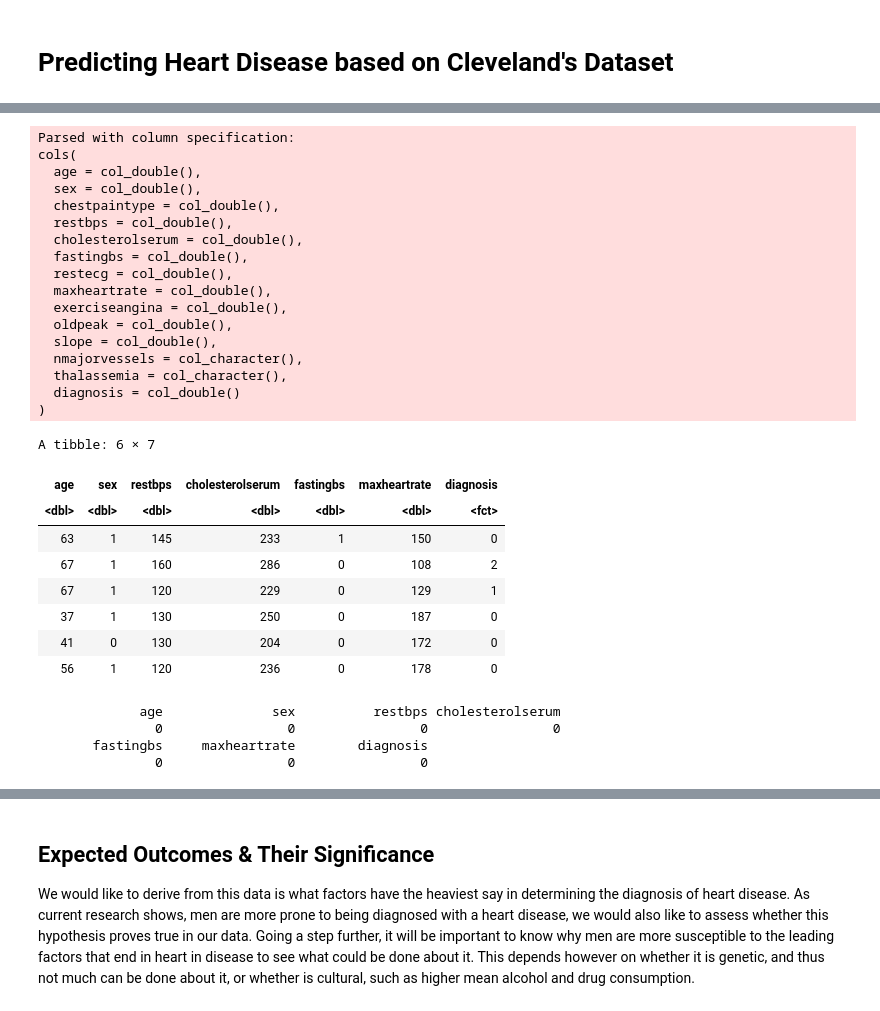
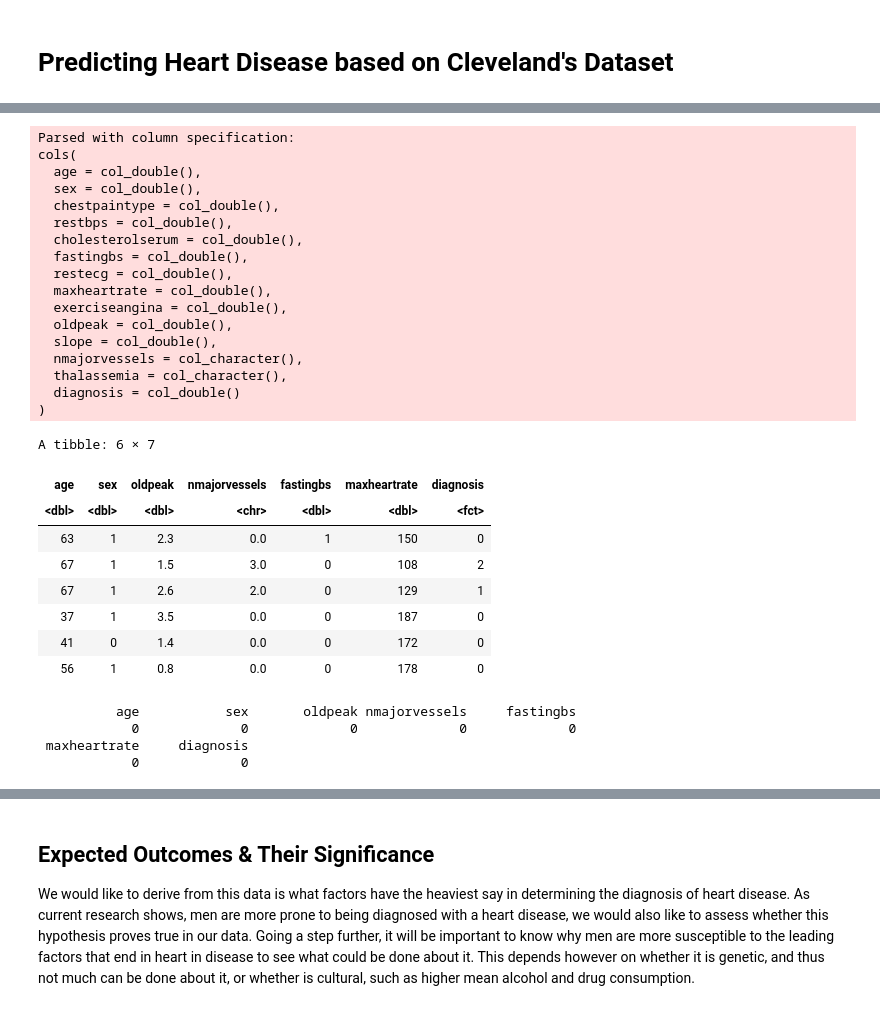
Before and after one commit to laurent-mt/dsci100project, a Jupyter notebook: code.ipynb, the cells around one changed output, grey strips where cells are left out. Cells and saved outputs as stored; diff of their text form; code cells hidden in the pictures.

```diff
--- a/code.ipynb
+++ b/code.ipynb
@@ -35,44 +25,43 @@ heart <- read_csv("https://archive.ics.uci.edu/ml/machine-learning-databases/hea
                   col_names = c("age", "sex", "chestpaintype", "restbps",
                                 "cholesterolserum", "fastingbs", "restecg",
                                 "maxheartrate", "exerciseangina", "oldpeak",
                                 "slope", "nmajorvessels", "thalassemia",
                                 "diagnosis"))                               %>%
          mutate(diagnosis = as_factor(diagnosis))                           %>%
-         select(age, sex, restbps, cholesterolserum,
+         select(age, sex, oldpeak, nmajorvessels,
                 fastingbs, maxheartrate, diagnosis)
-
 head(heart)
 
 #Looking at how many missing values are in each variable:
 colSums(is.na(heart))
 # %% [output]
 Parsed with column specification:
 cols(
   age = col_double(),
   sex = col_double(),
   chestpaintype = col_double(),
   restbps = col_double(),
   cholesterolserum = col_double(),
   fastingbs = col_double(),
   restecg = col_double(),
   maxheartrate = col_double(),
   exerciseangina = col_double(),
   oldpeak = col_double(),
   slope = col_double(),
   nmajorvessels = col_character(),
   thalassemia = col_character(),
   diagnosis = col_double()
 )
 A tibble: 6 × 7
-| age | sex | restbps | cholesterolserum | fastingbs | maxheartrate | diagnosis |
-| <dbl> | <dbl> | <dbl> | <dbl> | <dbl> | <dbl> | <fct> |
-| 63 | 1 | 145 | 233 | 1 | 150 | 0 |
-| 67 | 1 | 160 | 286 | 0 | 108 | 2 |
-| 67 | 1 | 120 | 229 | 0 | 129 | 1 |
-| 37 | 1 | 130 | 250 | 0 | 187 | 0 |
-| 41 | 0 | 130 | 204 | 0 | 172 | 0 |
-| 56 | 1 | 120 | 236 | 0 | 178 | 0 |
+| age | sex | oldpeak | nmajorvessels | fastingbs | maxheartrate | diagnosis |
+| <dbl> | <dbl> | <dbl> | <chr> | <dbl> | <dbl> | <fct> |
+| 63 | 1 | 2.3 | 0.0 | 1 | 150 | 0 |
+| 67 | 1 | 1.5 | 3.0 | 0 | 108 | 2 |
+| 67 | 1 | 2.6 | 2.0 | 0 | 129 | 1 |
+| 37 | 1 | 3.5 | 0.0 | 0 | 187 | 0 |
+| 41 | 0 | 1.4 | 0.0 | 0 | 172 | 0 |
+| 56 | 1 | 0.8 | 0.0 | 0 | 178 | 0 |
-             age              sex          restbps cholesterolserum
-               0                0                0                0
-       fastingbs     maxheartrate        diagnosis
-               0                0                0
+          age           sex       oldpeak nmajorvessels     fastingbs
+            0             0             0             0             0
+ maxheartrate     diagnosis
+            0             0
```
Also changed, not shown: parts of 9 cells of this notebook.
